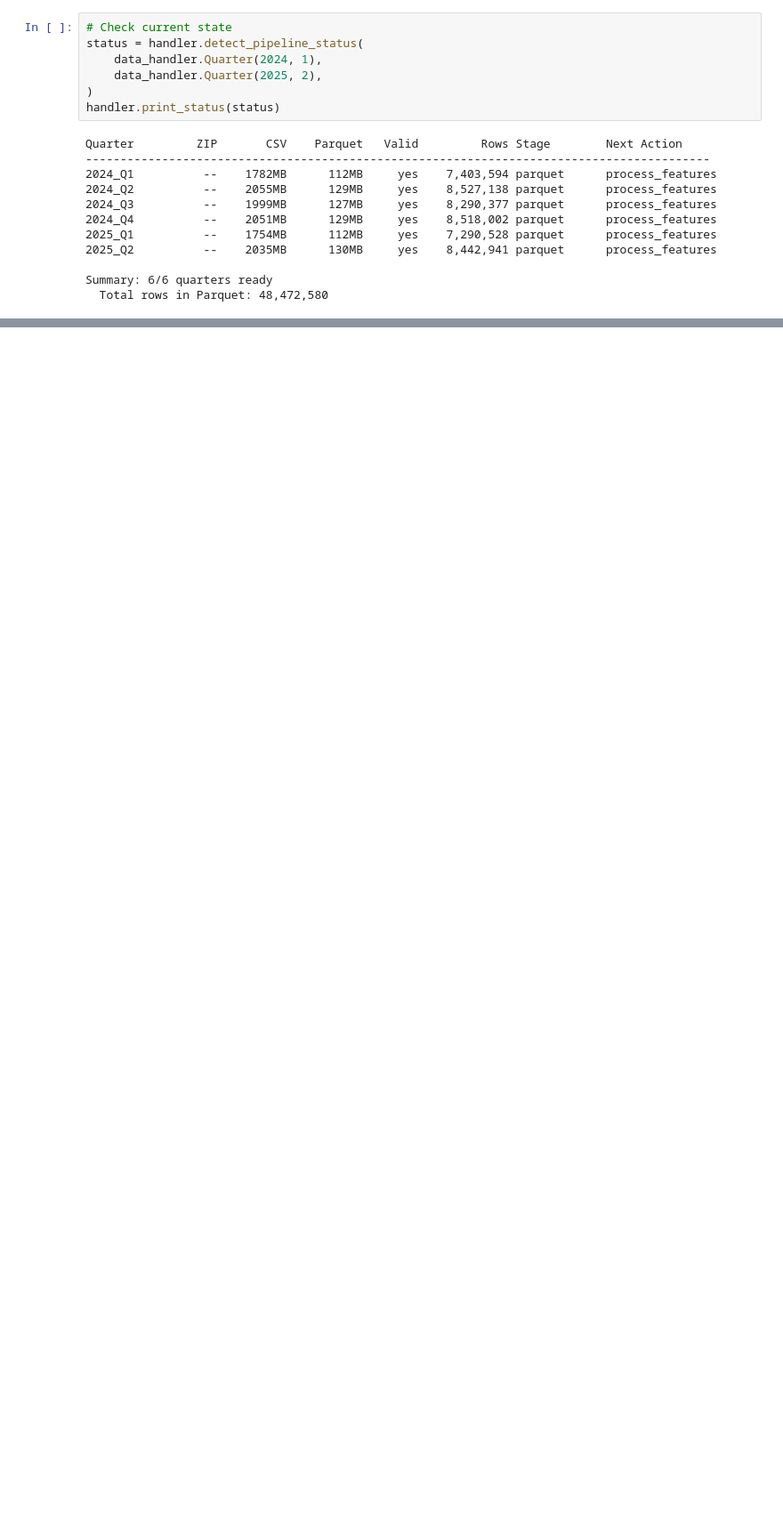
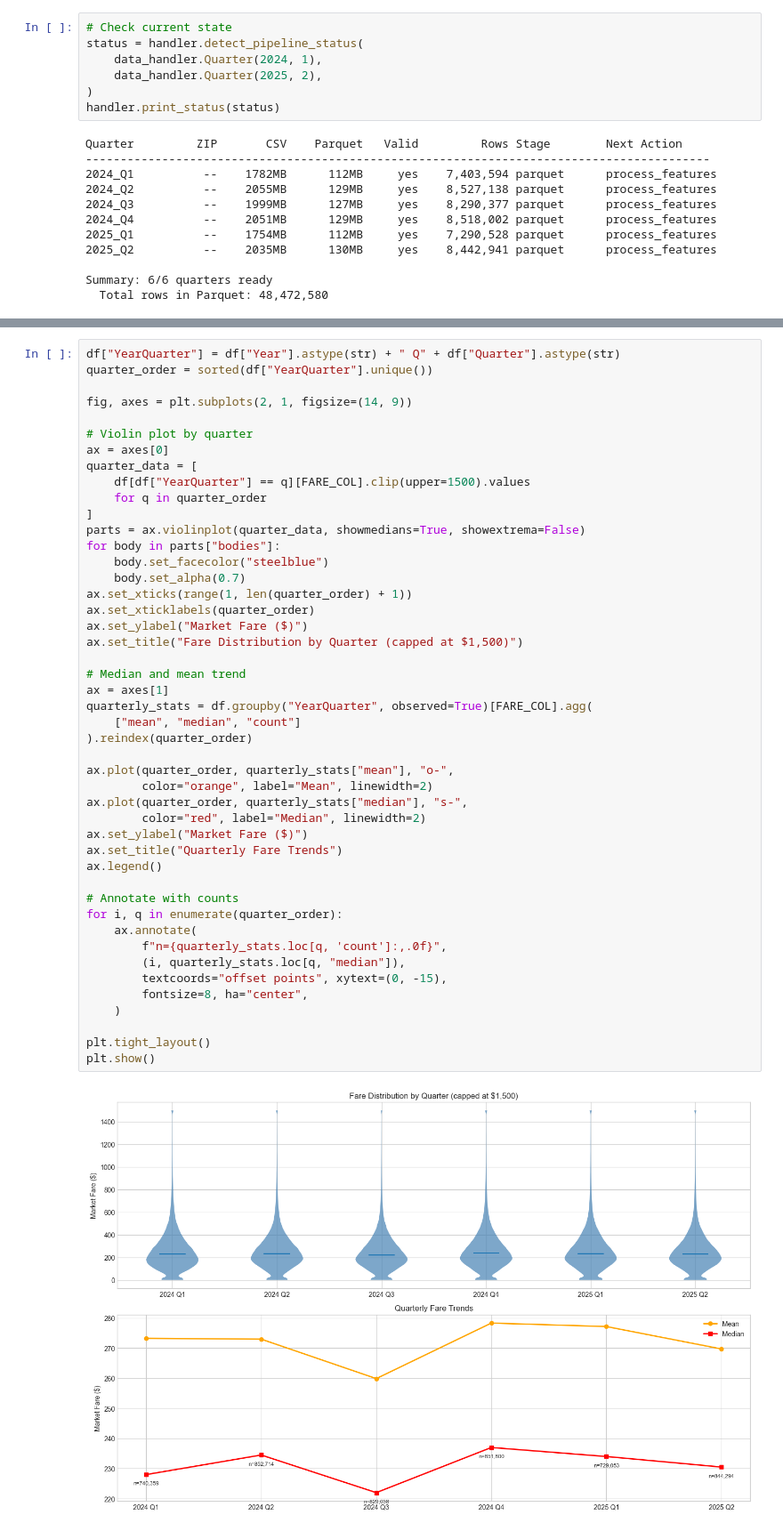
Before and after one commit to ThongLai/Flight-Scanner, a Jupyter notebook: experiment_notebooks/BTS DB1B.ipynb, the cells around one changed output, grey strips where cells are left out. Shown at 89% size. Drawn from its saved outputs; the diff is of its cells as text; blank space fills up the shorter version.

```diff
--- a/experiment_notebooks/BTS DB1B.ipynb
+++ b/experiment_notebooks/BTS DB1B.ipynb
@@ -313,0 +396,48 @@ df
+# %%
+df["YearQuarter"] = df["Year"].astype(str) + " Q" + df["Quarter"].astype(str)
+quarter_order = sorted(df["YearQuarter"].unique())
+
+fig, axes = plt.subplots(2, 1, figsize=(14, 9))
+
+# Violin plot by quarter
+ax = axes[0]
+quarter_data = [
+    df[df["YearQuarter"] == q][FARE_COL].clip(upper=1500).values
+    for q in quarter_order
+]
+parts = ax.violinplot(quarter_data, showmedians=True, showextrema=False)
+for body in parts["bodies"]:
+    body.set_facecolor("steelblue")
+    body.set_alpha(0.7)
+ax.set_xticks(range(1, len(quarter_order) + 1))
+ax.set_xticklabels(quarter_order)
+ax.set_ylabel("Market Fare ($)")
+ax.set_title("Fare Distribution by Quarter (capped at $1,500)")
+
+# Median and mean trend
+ax = axes[1]
+quarterly_stats = df.groupby("YearQuarter", observed=True)[FARE_COL].agg(
+    ["mean", "median", "count"]
+).reindex(quarter_order)
+
+ax.plot(quarter_order, quarterly_stats["mean"], "o-",
+        color="orange", label="Mean", linewidth=2)
+ax.plot(quarter_order, quarterly_stats["median"], "s-",
+        color="red", label="Median", linewidth=2)
+ax.set_ylabel("Market Fare ($)")
+ax.set_title("Quarterly Fare Trends")
+ax.legend()
+
+# Annotate with counts
+for i, q in enumerate(quarter_order):
+    ax.annotate(
+        f"n={quarterly_stats.loc[q, 'count']:,.0f}",
+        (i, quarterly_stats.loc[q, "median"]),
+        textcoords="offset points", xytext=(0, -15),
+        fontsize=8, ha="center",
+    )
+
+plt.tight_layout()
+plt.show()
+# %% [output]
+[figure, added]
```
Also changed, not shown: parts of 51 cells of this notebook.
